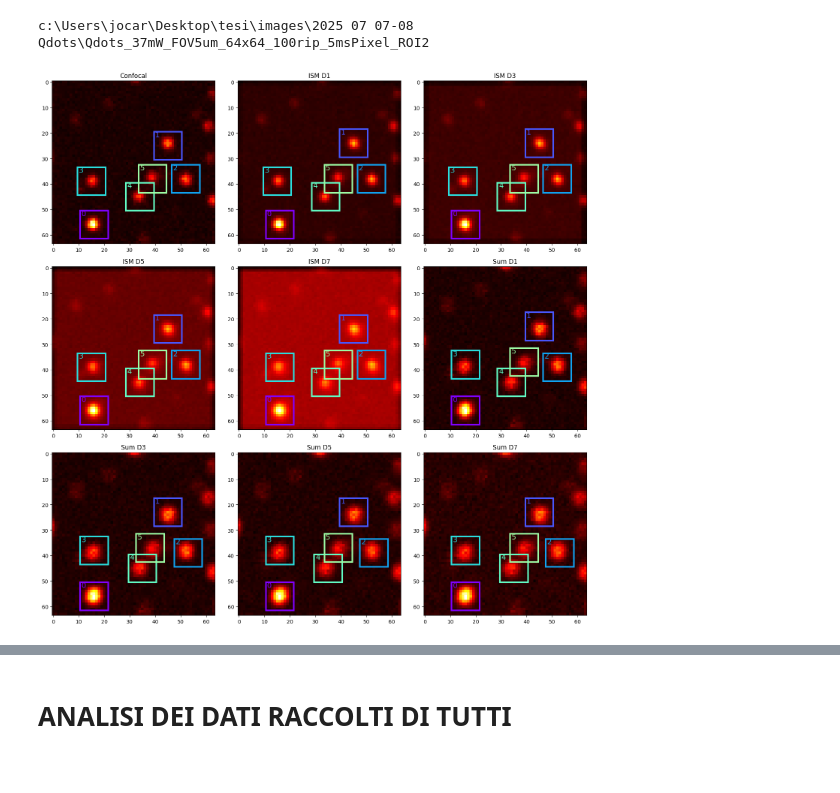
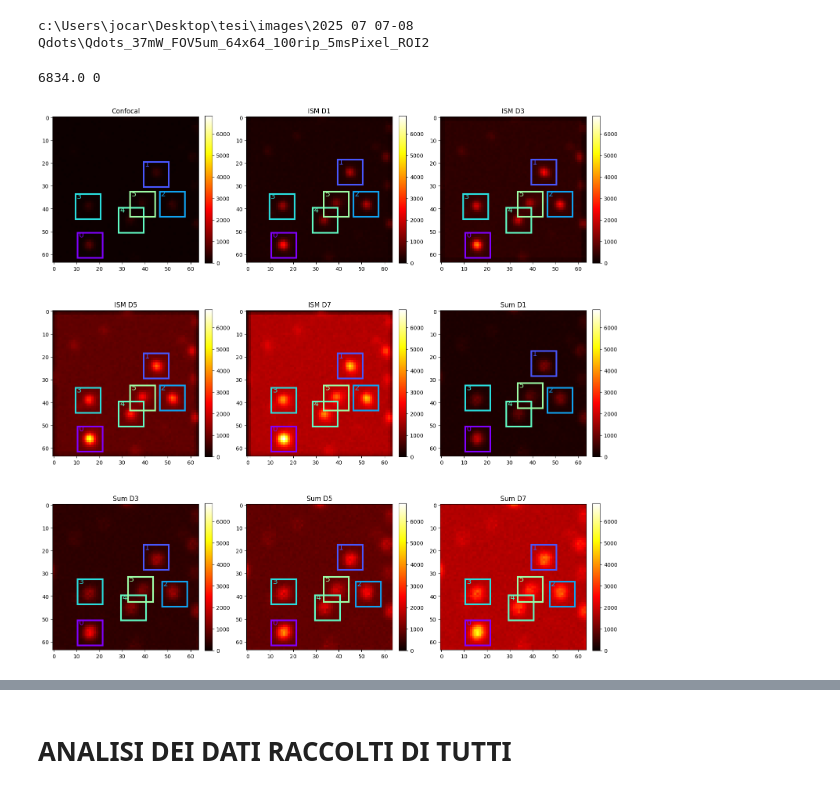
Before and after one commit to CarminatiGiovanni/tesi, a Jupyter notebook: ISM_only.ipynb, the cells around one changed output, grey strips where cells are left out. Saved outputs shown, nothing was run; the diff lists cells and outputs as text; code cells hidden in the pictures.

```diff
--- a/ISM_only.ipynb
+++ b/ISM_only.ipynb
@@ -601,33 +651,40 @@ else:
 #     'ROI_D5': (1,8,5,6,3,),
 #     'ROI_D7': (1,8,6,5,3,)
 # }
+# %%
+maxcolor = np.max(images)
+mincolor = 0
+
+print(maxcolor, mincolor)
+# %% [output]
+6834.0 0
 # %%
 import random
 from matplotlib.colors import CSS4_COLORS
 from matplotlib import cm
 
 # CHECK WITH COLORBOX
 
 # List of 10 random colors from matplotlib's CSS4 color names
 # Generate a gradient of 10 colors using a rainbow colormap
 
 colors = [cm.rainbow(i / 9) for i in range(len(ROI_TO_ANALYSE['ROI_SPAD']))]
 
 fig, axes = plt.subplots(3, 3, figsize=(15, 15))
 
 images_key = ['ROI_SPAD', 'ROI_D1', 'ROI_D3', 'ROI_D5', 'ROI_D7', 'ROI_sum_D1', 'ROI_sum_D3', 'ROI_sum_D5', 'ROI_sum_D7']
 
 for pos, im_key in enumerate(images_key):
     ax = axes[pos // 3, pos % 3]
-    ax.imshow(images[pos], cmap='hot')
+    im = ax.imshow(images[pos], cmap='hot', vmin=mincolor, vmax=maxcolor)
     ax.set_title(titles[pos])
     for l in range(len(ROI_TO_ANALYSE['ROI_SPAD'])):
         i = ROI_TO_ANALYSE[im_key][l]
-        # print(i)
         rect = Rectangle((coords[pos][i,1]-ROIsizeC/2, coords[pos][i,0]-ROIsizeC/2), ROIsizeC, ROIsizeC, linewidth=3, edgecolor=colors[l], facecolor='none')
         ax.add_patch(rect)
         ax.text(coords[pos][i,1]-radius, coords[pos][i,0]-radius+1.5, l, fontsize=14, color=colors[l])
+    fig.colorbar(im, ax=ax, fraction=0.046, pad=0.04)
 plt.tight_layout()
 plt.show()
 # %% [output]
-[figure, old version]
+[figure, new version]
```
Also changed, not shown: parts of 15 cells of this notebook, 7 other files.
